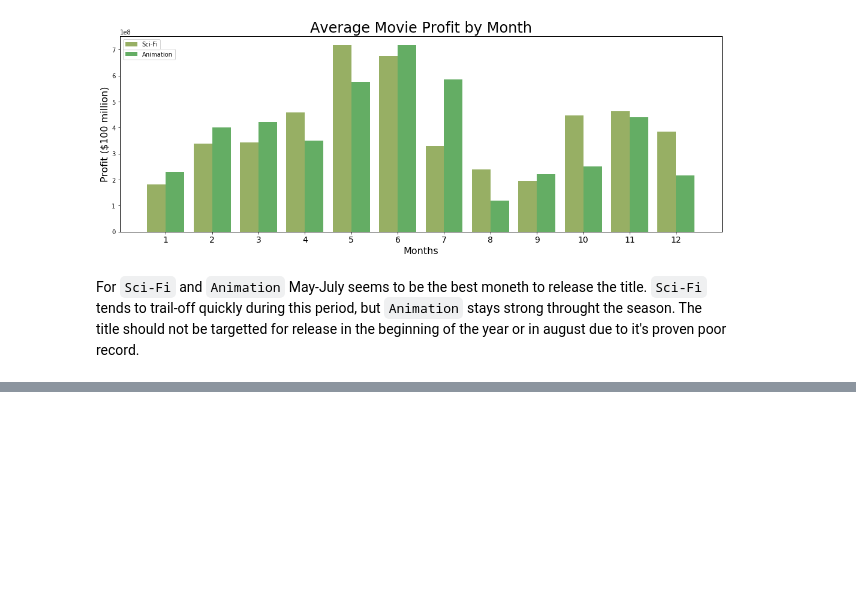
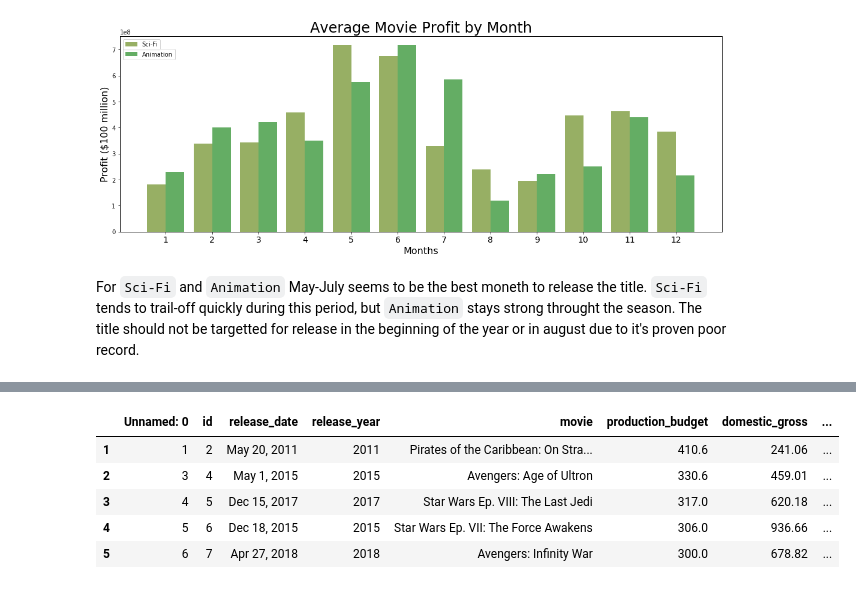
Before and after one commit to yunghanjeong/091420NYCDS_P1_G2_Project, a Jupyter notebook: msft_studio_movie_industry_analysis.ipynb, the cells around one changed output, grey strips where cells are left out. Saved outputs shown, nothing was run; the diff lists cells and outputs as text; code cells hidden in the pictures; blank space fills up the shorter version.

```diff
--- a/msft_studio_movie_industry_analysis.ipynb
+++ b/msft_studio_movie_industry_analysis.ipynb
@@ -477,0 +501,11 @@ For `Sci-Fi` and `Animation` May-July seems to be the best moneth to release the
+# %%
+# subset of movies made within the last 10 years with under $1,250,000,000 ww_profit
+df12_10yrs = df12_clean[df12_clean['release_year'] > 2010]
+df12_10yrs.head()
+# %% [output]
+|  | Unnamed: 0 | id | release_date | release_year | movie | production_budget | domestic_gross | ... |
+| 1 | 1 | 2 | May 20, 2011 | 2011 | Pirates of the Caribbean: On Stra... | 410.6 | 241.06 | ... |
+| 2 | 3 | 4 | May 1, 2015 | 2015 | Avengers: Age of Ultron | 330.6 | 459.01 | ... |
+| 3 | 4 | 5 | Dec 15, 2017 | 2017 | Star Wars Ep. VIII: The Last Jedi | 317.0 | 620.18 | ... |
+| 4 | 5 | 6 | Dec 18, 2015 | 2015 | Star Wars Ep. VII: The Force Awakens | 306.0 | 936.66 | ... |
+| 5 | 6 | 7 | Apr 27, 2018 | 2018 | Avengers: Infinity War | 300.0 | 678.82 | ... |
```
Also changed, not shown: parts of 29 cells of this notebook.
